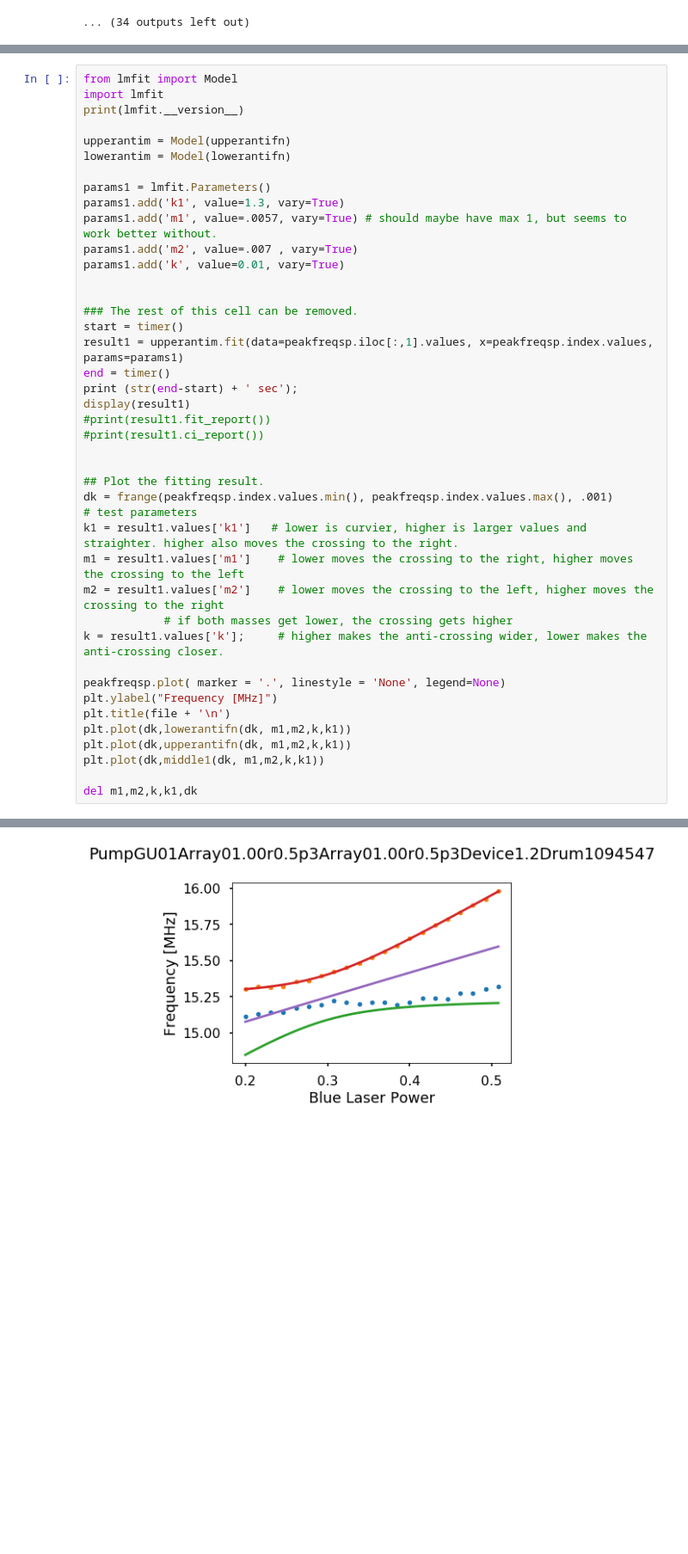
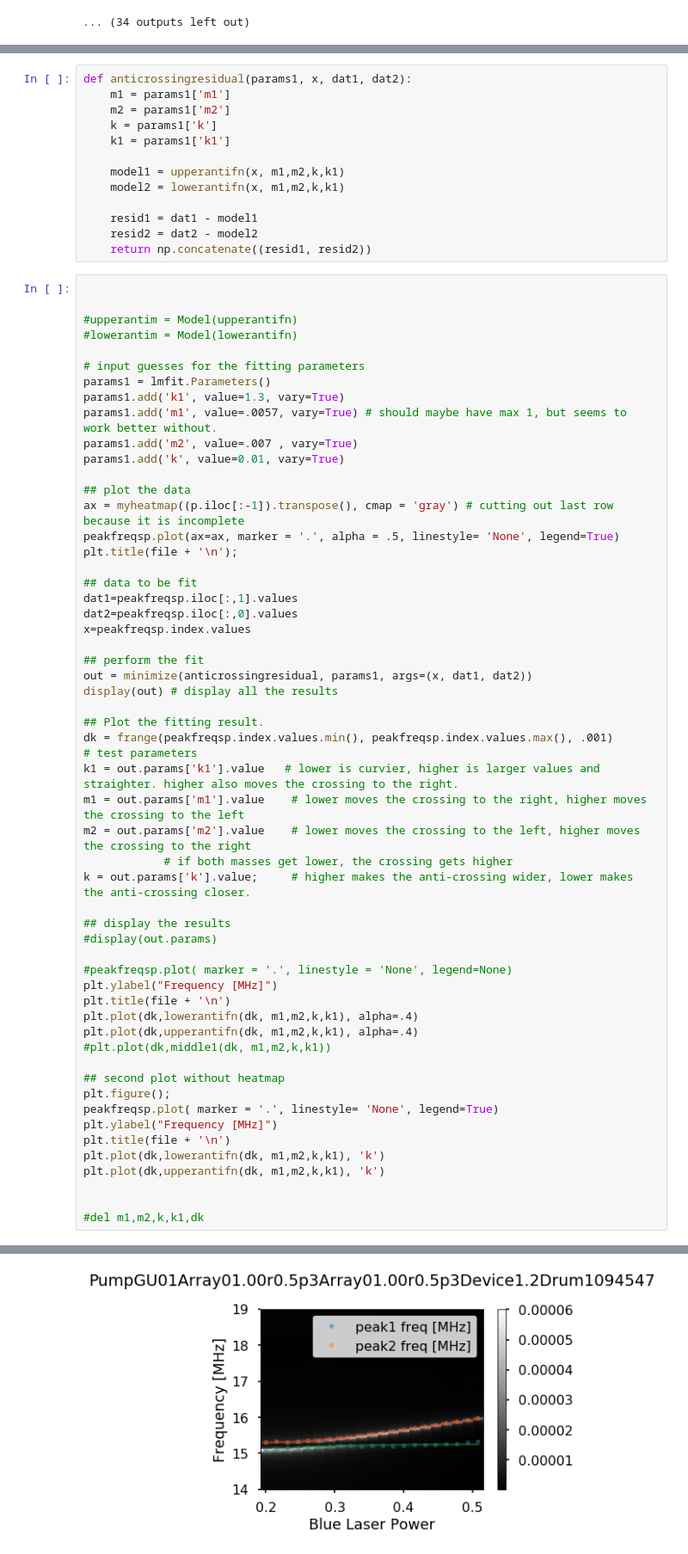
Before and after one commit to horowitz-lab/NetMAP, a Jupyter notebook: Gate Sweep Curves.ipynb, the cells around one changed output, grey strips where cells are left out. Shown at 86% size. Cells and saved outputs as stored; diff of their text form; blank space fills up the shorter version.

Commit message:
cleaned up. I can fit horizontal anti-crossing only. Still need to fit rotated anti-crossing.

```diff
--- a/Gate Sweep Curves.ipynb
+++ b/Gate Sweep Curves.ipynb
@@ -295,43 +276,70 @@ array([0.50769231, 0.49230769, 0.47692308, 0.46153846, 0.44615385,
+# %%
+def anticrossingresidual(params1, x, dat1, dat2):
+    m1 = params1['m1']
+    m2 = params1['m2']
+    k = params1['k']
+    k1 = params1['k1']
+
+    model1 = upperantifn(x, m1,m2,k,k1)
+    model2 = lowerantifn(x, m1,m2,k,k1)
+
+    resid1 = dat1 - model1
+    resid2 = dat2 - model2
+    return np.concatenate((resid1, resid2))
 # %%
-from lmfit import Model
-import lmfit
-print(lmfit.__version__)
 
-upperantim = Model(upperantifn)
-lowerantim = Model(lowerantifn)
 
+#upperantim = Model(upperantifn)
+#lowerantim = Model(lowerantifn)
+
+# input guesses for the fitting parameters
 params1 = lmfit.Parameters()
 params1.add('k1', value=1.3, vary=True)
 params1.add('m1', value=.0057, vary=True) # should maybe have max 1, but seems to work better without.
 params1.add('m2', value=.007 , vary=True)
 params1.add('k', value=0.01, vary=True)
 
+## plot the data
+ax = myheatmap((p.iloc[:-1]).transpose(), cmap = 'gray') # cutting out last row because it is incomplete
+peakfreqsp.plot(ax=ax, marker = '.', alpha = .5, linestyle= 'None', legend=True)
+plt.title(file + '\n');
 
-### The rest of this cell can be removed.
-start = timer()
-result1 = upperantim.fit(data=peakfreqsp.iloc[:,1].values, x=peakfreqsp.index.values, params=params1)
-end = timer()
-print (str(end-start) + ' sec');
-display(result1)
-#print(result1.fit_report())
-#print(result1.ci_report())
+## data to be fit
+dat1=peakfreqsp.iloc[:,1].values
+dat2=peakfreqsp.iloc[:,0].values
+x=peakfreqsp.index.values
 
+## perform the fit
+out = minimize(anticrossingresidual, params1, args=(x, dat1, dat2))
+display(out) # display all the results
 
 ## Plot the fitting result.
 dk = frange(peakfreqsp.index.values.min(), peakfreqsp.index.values.max(), .001)
 # test parameters
-k1 = result1.values['k1']   # lower is curvier, higher is larger values and straighter. higher also moves the crossing to the right.
-m1 = result1.values['m1']    # lower moves the crossing to the right, higher moves the crossing to the left
-m2 = result1.values['m2']    # lower moves the crossing to the left, higher moves the crossing to the right
+k1 = out.params['k1'].value   # lower is curvier, higher is larger values and straighter. higher also moves the crossing to the right.
+m1 = out.params['m1'].value    # lower moves the crossing to the right, higher moves the crossing to the left
+m2 = out.params['m2'].value    # lower moves the crossing to the left, higher moves the crossing to the right
             # if both masses get lower, the crossing gets higher
-k = result1.values['k'];     # higher makes the anti-crossing wider, lower makes the anti-crossing closer.
+k = out.params['k'].value;     # higher makes the anti-crossing wider, lower makes the anti-crossing closer.
 
-peakfreqsp.plot( marker = '.', linestyle = 'None', legend=None)
+## display the results
+#display(out.params)
+
+#peakfreqsp.plot( marker = '.', linestyle = 'None', legend=None)
 plt.ylabel("Frequency [MHz]")
 plt.title(file + '\n')
-plt.plot(dk,lowerantifn(dk, m1,m2,k,k1))
-plt.plot(dk,upperantifn(dk, m1,m2,k,k1))
-plt.plot(dk,middle1(dk, m1,m2,k,k1))
+plt.plot(dk,lowerantifn(dk, m1,m2,k,k1), alpha=.4)
+plt.plot(dk,upperantifn(dk, m1,m2,k,k1), alpha=.4)
+#plt.plot(dk,middle1(dk, m1,m2,k,k1))
 
-del m1,m2,k,k1,dk
+## second plot without heatmap
+plt.figure();
+peakfreqsp.plot( marker = '.', linestyle= 'None', legend=True)
+plt.ylabel("Frequency [MHz]")
+plt.title(file + '\n')
+plt.plot(dk,lowerantifn(dk, m1,m2,k,k1), 'k')
+plt.plot(dk,upperantifn(dk, m1,m2,k,k1), 'k')
+
+
+#del m1,m2,k,k1,dk
 # %% [output]
@@ -364 +369 @@ Correlations (unreported correlations are < 0.100)
-[figure, old version]
+[figure, new version]
```
Also changed, not shown: parts of 15 cells of this notebook.
